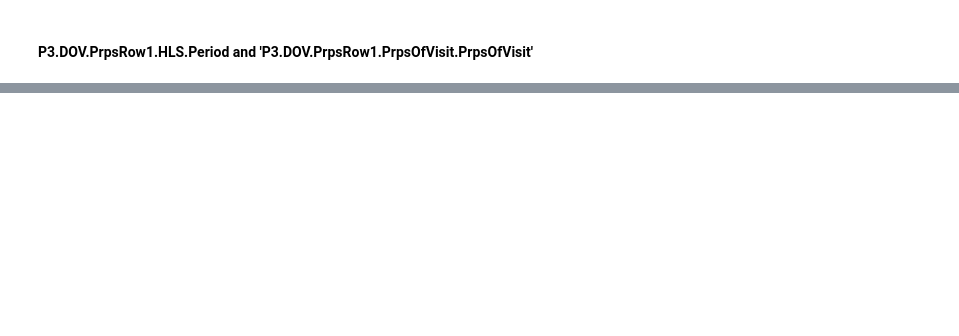
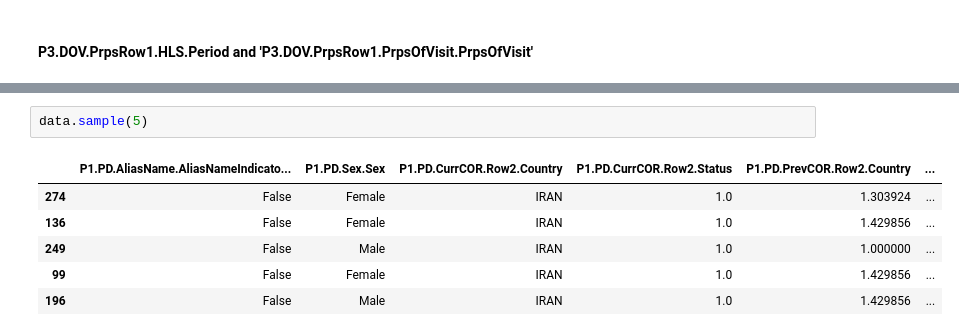
Before and after one commit to Nikronic/visaland-visa-form-utility, a Jupyter notebook: notebooks/data_exploration_dev.ipynb, the cells around one changed output, grey strips where cells are left out. Saved outputs shown, nothing was run; the diff lists cells and outputs as text; blank space fills up the shorter version.

```diff
--- a/notebooks/data_exploration_dev.ipynb
+++ b/notebooks/data_exploration_dev.ipynb
@@ -2598,0 +2787,9 @@ data.head()
+# %%
+data.sample(5)
+# %% [output]
+|  | P1.PD.AliasName.AliasNameIndicato... | P1.PD.Sex.Sex | P1.PD.CurrCOR.Row2.Country | P1.PD.CurrCOR.Row2.Status | P1.PD.PrevCOR.Row2.Country | ... |
+| 274 | False | Female | IRAN | 1.0 | 1.303924 | ... |
+| 136 | False | Female | IRAN | 1.0 | 1.429856 | ... |
+| 249 | False | Male | IRAN | 1.0 | 1.000000 | ... |
+| 99 | False | Female | IRAN | 1.0 | 1.429856 | ... |
+| 196 | False | Male | IRAN | 1.0 | 1.429856 | ... |
```
Also changed, not shown: parts of 27 cells of this notebook.
